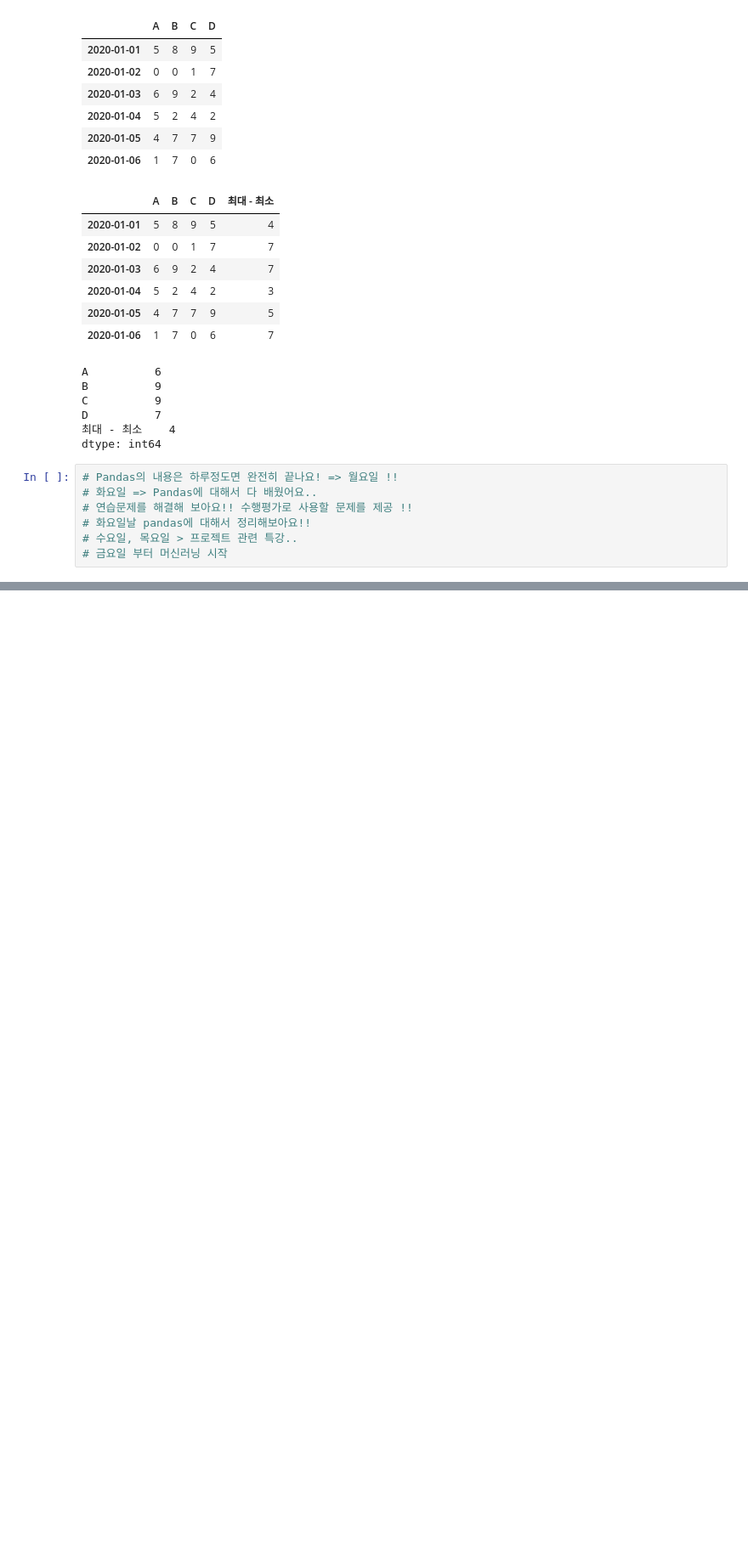
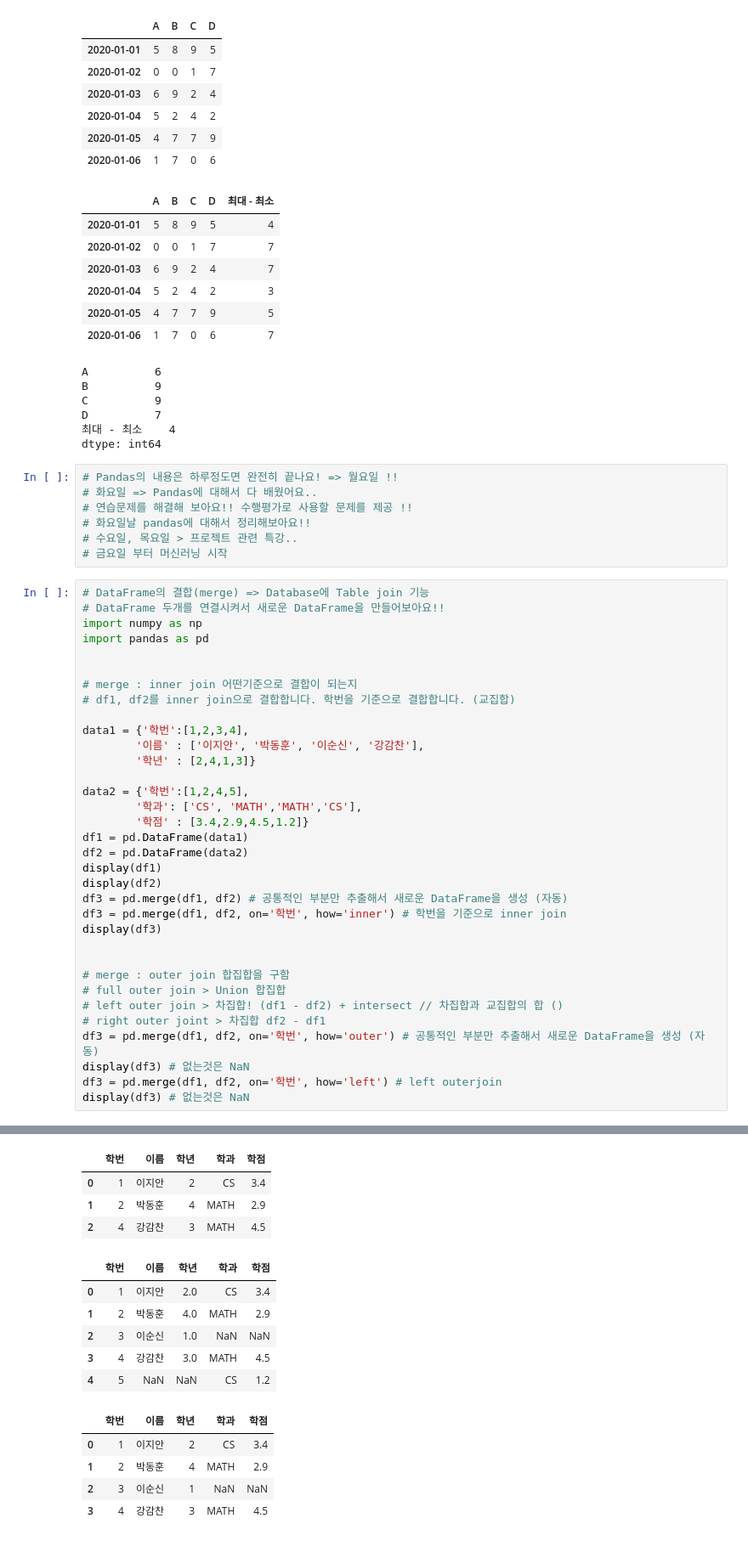
Before and after one commit to Souuul/numpy-pandas, a Jupyter notebook: 02. Pandas.ipynb, the cells around one changed output, grey strips where cells are left out. Shown at 85% size. Cells and saved outputs as stored; diff of their text form; blank space fills up the shorter version.

```diff
--- a/02. Pandas.ipynb
+++ b/02. Pandas.ipynb
@@ -1780,3 +1785,38 @@ dtype: int64
 # 화요일날 pandas에 대해서 정리해보아요!!
 # 수요일, 목요일 > 프로젝트 관련 특강..
 # 금요일 부터 머신러닝 시작
+# %%
+# DataFrame의 결합(merge) => Database에 Table join 기능
+# DataFrame 두개를 연결시켜서 새로운 DataFrame을 만들어보아요!!
+import numpy as np
+import pandas as pd
+
+
+# merge : inner join 어떤기준으로 결합이 되는지
+# df1, df2를 inner join으로 결합합니다. 학번을 기준으로 결합합니다. (교집합)
+
+data1 = {'학번':[1,2,3,4],
+        '이름' : ['이지안', '박동훈', '이순신', '강감찬'],
+        '학년' : [2,4,1,3]}
+
+data2 = {'학번':[1,2,4,5],
+        '학과': ['CS', 'MATH','MATH','CS'],
+        '학점' : [3.4,2.9,4.5,1.2]}
+df1 = pd.DataFrame(data1)
+df2 = pd.DataFrame(data2)
+display(df1)
+display(df2)
+df3 = pd.merge(df1, df2) # 공통적인 부분만 추출해서 새로운 DataFrame을 생성 (자동)
+df3 = pd.merge(df1, df2, on='학번', how='inner') # 학번을 기준으로 inner join
+display(df3)
+
+
+# merge : outer join 합집합을 구함
+# full outer join > Union 합집합
+# left outer join > 차집합! (df1 - df2) + intersect // 차집합과 교집합의 합 ()
+# right outer joint > 차집합 df2 - df1
+df3 = pd.merge(df1, df2, on='학번', how='outer') # 공통적인 부분만 추출해서 새로운 DataFrame을 생성 (자동)
+display(df3) # 없는것은 NaN
+df3 = pd.merge(df1, df2, on='학번', how='left') # left outerjoin
+display(df3) # 없는것은 NaN
+# %% [output]
@@ -1782,0 +1833,15 @@ dtype: int64
+|  | 학번 | 이름 | 학년 | 학과 | 학점 |
+| 0 | 1 | 이지안 | 2 | CS | 3.4 |
+| 1 | 2 | 박동훈 | 4 | MATH | 2.9 |
+| 2 | 4 | 강감찬 | 3 | MATH | 4.5 |
+|  | 학번 | 이름 | 학년 | 학과 | 학점 |
+| 0 | 1 | 이지안 | 2.0 | CS | 3.4 |
+| 1 | 2 | 박동훈 | 4.0 | MATH | 2.9 |
+| 2 | 3 | 이순신 | 1.0 | NaN | NaN |
+| 3 | 4 | 강감찬 | 3.0 | MATH | 4.5 |
+| 4 | 5 | NaN | NaN | CS | 1.2 |
+|  | 학번 | 이름 | 학년 | 학과 | 학점 |
+| 0 | 1 | 이지안 | 2 | CS | 3.4 |
+| 1 | 2 | 박동훈 | 4 | MATH | 2.9 |
+| 2 | 3 | 이순신 | 1 | NaN | NaN |
+| 3 | 4 | 강감찬 | 3 | MATH | 4.5 |
```
Also changed, not shown: parts of 15 cells of this notebook, 5 other files.
